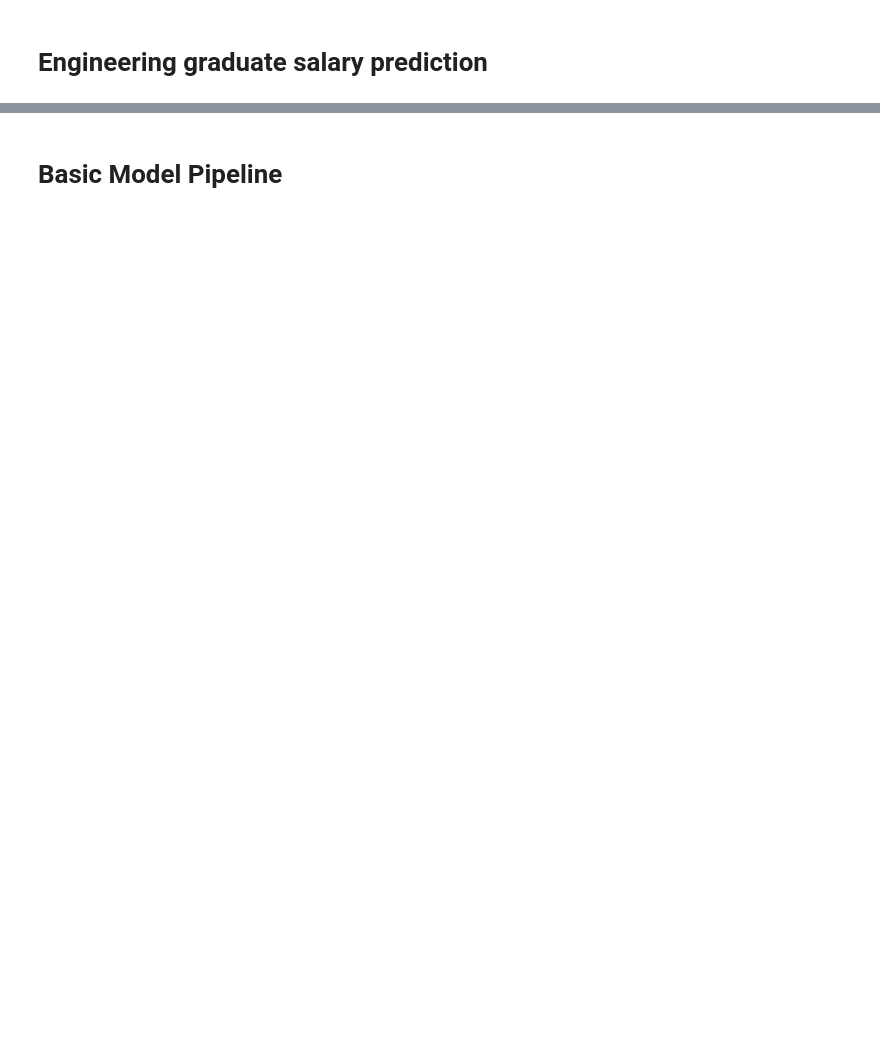
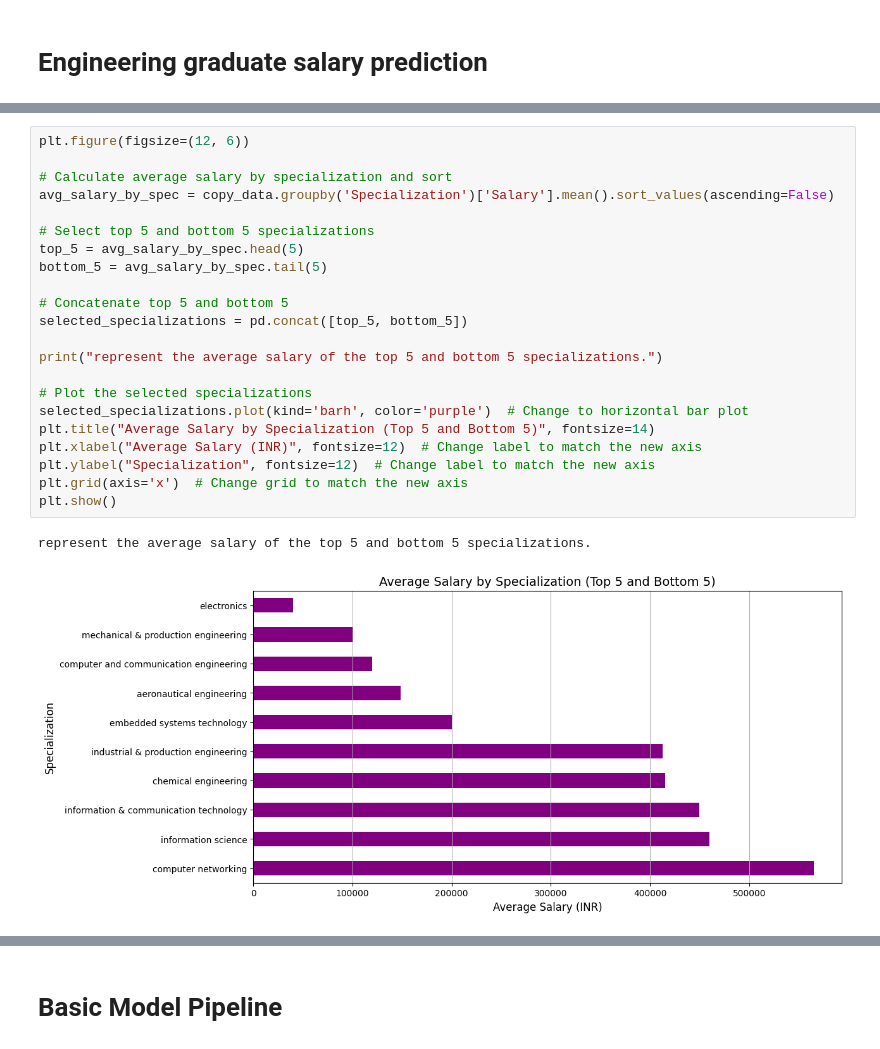
Before and after one commit to EliyaRabia/Tabular-Data-Project, a Jupyter notebook: project.ipynb, the cells around one changed output, grey strips where cells are left out. Saved outputs shown, nothing was run; the diff lists cells and outputs as text; blank space fills up the shorter version.

```diff
--- a/project.ipynb
+++ b/project.ipynb
@@ -343,0 +115,25 @@ A scatter plot with a regression line is the most suitable visualization for thi
+# %%
+plt.figure(figsize=(12, 6))
+
+# Calculate average salary by specialization and sort
+avg_salary_by_spec = copy_data.groupby('Specialization')['Salary'].mean().sort_values(ascending=False)
+
+# Select top 5 and bottom 5 specializations
+top_5 = avg_salary_by_spec.head(5)
+bottom_5 = avg_salary_by_spec.tail(5)
+
+# Concatenate top 5 and bottom 5
+selected_specializations = pd.concat([top_5, bottom_5])
+
+print("represent the average salary of the top 5 and bottom 5 specializations.")
+
+# Plot the selected specializations
+selected_specializations.plot(kind='barh', color='purple')  # Change to horizontal bar plot
+plt.title("Average Salary by Specialization (Top 5 and Bottom 5)", fontsize=14)
+plt.xlabel("Average Salary (INR)", fontsize=12)  # Change label to match the new axis
+plt.ylabel("Specialization", fontsize=12)  # Change label to match the new axis
+plt.grid(axis='x')  # Change grid to match the new axis
+plt.show()
+# %% [output]
+represent the average salary of the top 5 and bottom 5 specializations.
+[figure, added]
```
Also changed, not shown: parts of 53 cells of this notebook.
